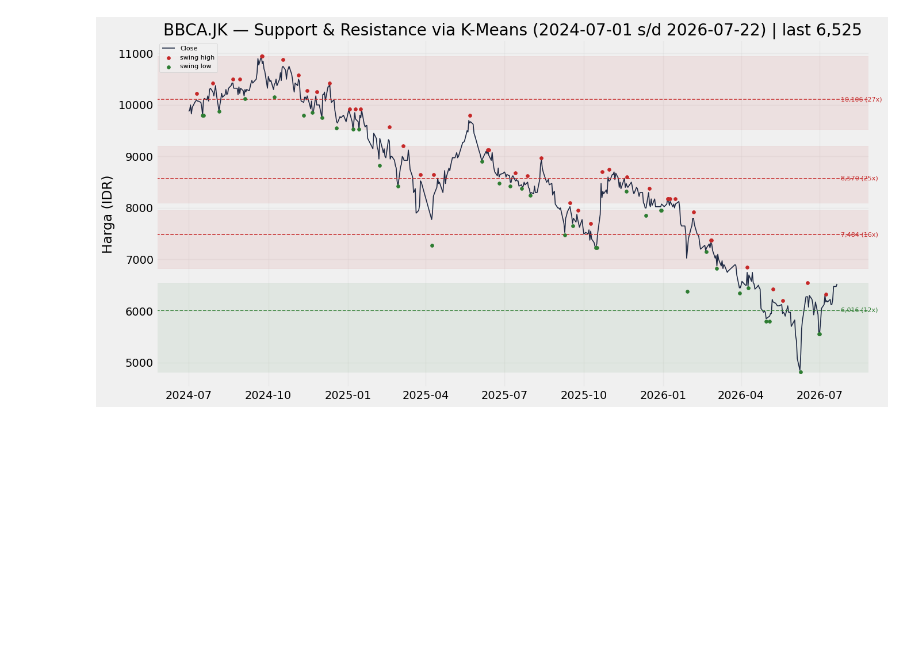
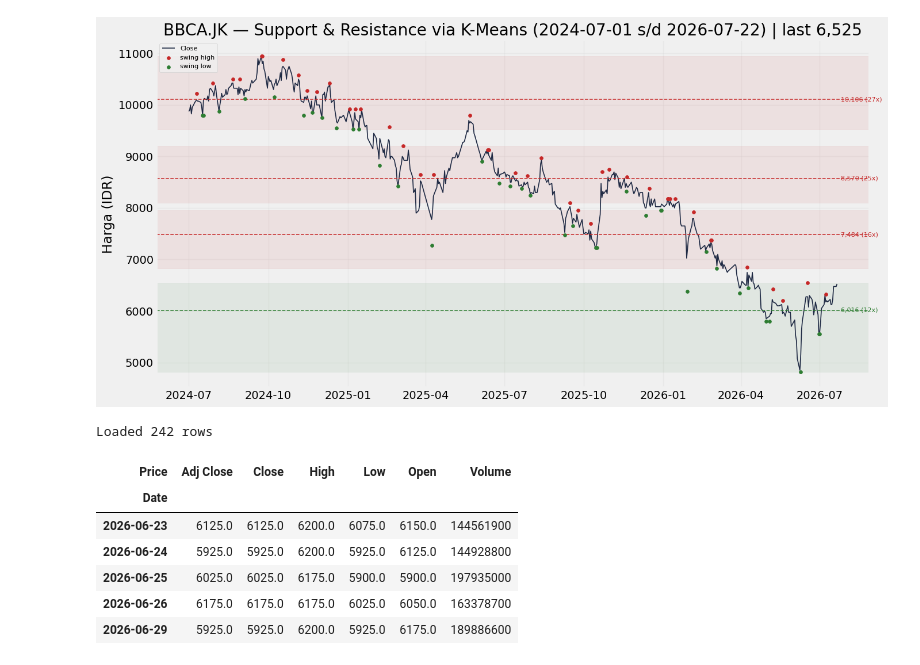
Before and after one commit to patricktelnoni/support_resistance_detection, a Jupyter notebook: regression.ipynb, the cells around one changed output. Drawn from its saved outputs; the diff is of its cells as text; code cells hidden in the pictures; blank space fills up the shorter version.

```diff
--- a/regression.ipynb
+++ b/regression.ipynb
@@ -343,34 +345,30 @@ from sklearn.preprocessing import MinMaxScaler
 from sklearn.utils import compute_class_weight
 
 
+# Konfigurasi
+TICKER = "BBCA.JK"
+START = "2025-07-01"
+END = "2026-06-30"
 PIVOT_WINDOW = 5
 K_RANGE = range(2, 16)
 LOOKBACK = 20
 FUTURE_DAYS = 1
-ZONE_TOLERANCE = 0.0
-
-def build_lstm(input_shape):
-    model = Sequential()
-    model.add(LSTM(64, input_shape=input_shape, return_sequences=False))
-    model.add(Dropout(0.2))
-    model.add(Dense(32, activation="relu"))
-    model.add(Dropout(0.1))
-    model.add(Dense(1, activation="sigmoid"))
-    model.compile(optimizer="adam", loss="binary_crossentropy", metrics=["accuracy"])
-    return model
-
-
-def prepare_sequences(X, y, lookback=LOOKBACK):
-    seq_X, seq_y = [], []
-    for i in range(len(X) - lookback - FUTURE_DAYS + 1):
-        seq_X.append(X[i : i + lookback])
-        seq_y.append(y[i + lookback - 1])
-    return np.array(seq_X), np.array(seq_y)
-
-def zone_for_price(p):
-    hits = levels[(levels["low"] - 1e-9 <= p) & (p <= levels["high"] + 1e-9)]
-    if len(hits):
-        # if multiple, pick nearest level
-        idx = (hits["level"].sub(p).abs()).idxmin()
-        return hits.loc[idx, "zona"]
-    return "NONE"
+ZONE_TOLERANCE = 0.0  # level zone already has low/high from pivots
+# %%
+# 1. Download data
+df = yf.download(TICKER, start=START, end=END, auto_adjust=False, progress=False)
+# Jika yfinance mengembalikan MultiIndex (mis. beberapa ticker), ambil level nama kolom saja
+if isinstance(df.columns, pd.MultiIndex):
+    df.columns = df.columns.get_level_values(0)
+df = df.dropna()
+print(f"Loaded {len(df)} rows")
+df.tail()
+# %% [output]
+Loaded 242 rows
+| Price | Adj Close | Close | High | Low | Open | Volume |
+| Date |  |  |  |  |  |  |
+| 2026-06-23 | 6125.0 | 6125.0 | 6200.0 | 6075.0 | 6150.0 | 144561900 |
+| 2026-06-24 | 5925.0 | 5925.0 | 6200.0 | 5925.0 | 6125.0 | 144928800 |
+| 2026-06-25 | 6025.0 | 6025.0 | 6175.0 | 5900.0 | 5900.0 | 197935000 |
+| 2026-06-26 | 6175.0 | 6175.0 | 6175.0 | 6025.0 | 6050.0 | 163378700 |
+| 2026-06-29 | 5925.0 | 5925.0 | 6200.0 | 5925.0 | 6175.0 | 189886600 |
```
Also changed, not shown: parts of 10 cells of this notebook.
